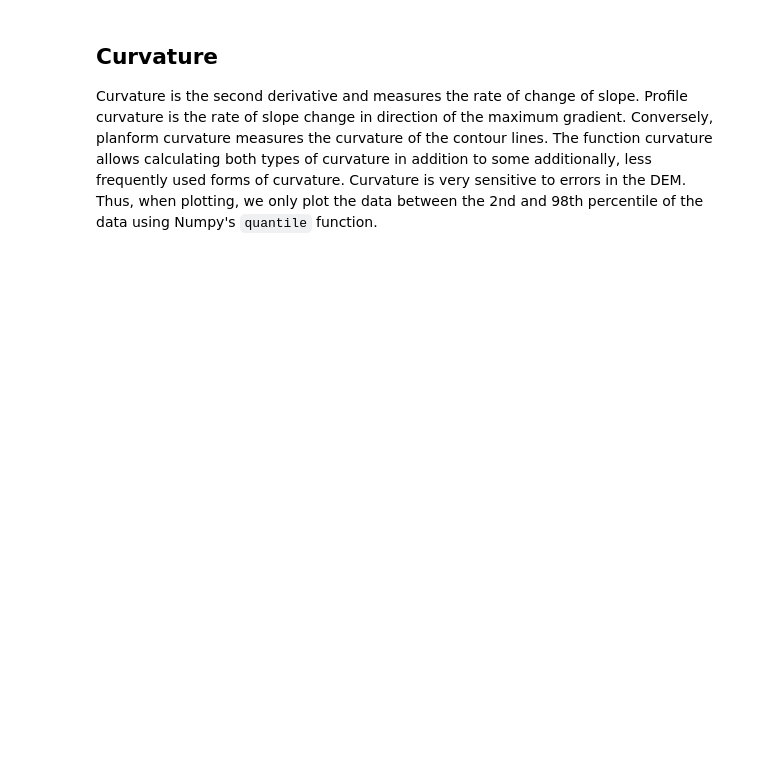
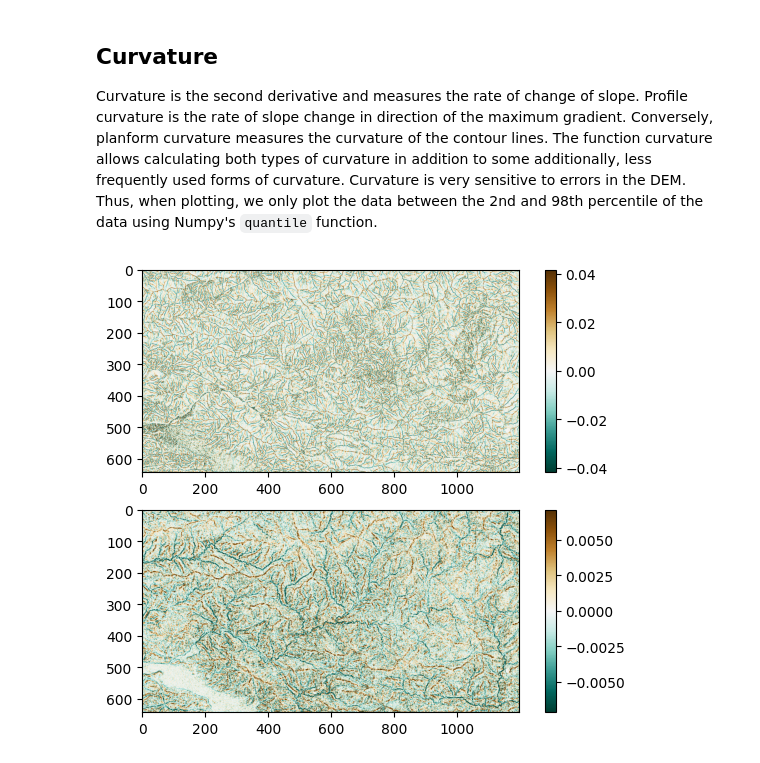
Before and after one commit to TopoToolbox/pytopotoolbox, a Jupyter notebook: docs/tutorial/grid.ipynb, the cells around one changed output. Cells and saved outputs as stored; diff of their text form; code cells hidden in the pictures; blank space fills up the shorter version.

Commit message:
Updated the colormaps in tutorial material. Goal: use perceptually uniform maps fitting the object.

```diff
--- a/docs/tutorial/grid.ipynb
+++ b/docs/tutorial/grid.ipynb
@@ -38,9 +42,13 @@ cprof = dem.curvature(ctype='profc');
 # %%
 fig, (ax1, ax2) = plt.subplots(2,1,layout='constrained')
 clims1 = np.quantile(cplan,[0.02,0.98])
-im1 = cplan.plot(ax1,vmin=clims1[0],vmax=clims1[1])
+max_clims1 = np.max(np.abs(clims1))  # find the largest absolute value to set the limits of the divergent colormap
+im1 = cplan.plot(ax1,cmap="BrBG_r",vmin=-max_clims1,vmax=max_clims1)
 plt.colorbar(im1)
 
 clims2 = np.quantile(cprof,[0.02,0.98])
-im2 = cprof.plot(ax2,vmin=clims2[0],vmax=clims2[1])
+max_clims2 = np.max(np.abs(clims2))  # find the largest absolute value to set the limits of the divergent colormap
+im2 = cprof.plot(ax2,cmap="BrBG_r",vmin=-max_clims2,vmax=max_clims2)
 plt.colorbar(im2);
+# %% [output]
+[figure, added]
```
Also changed, not shown: parts of 2 cells of this notebook, 1 other file.
